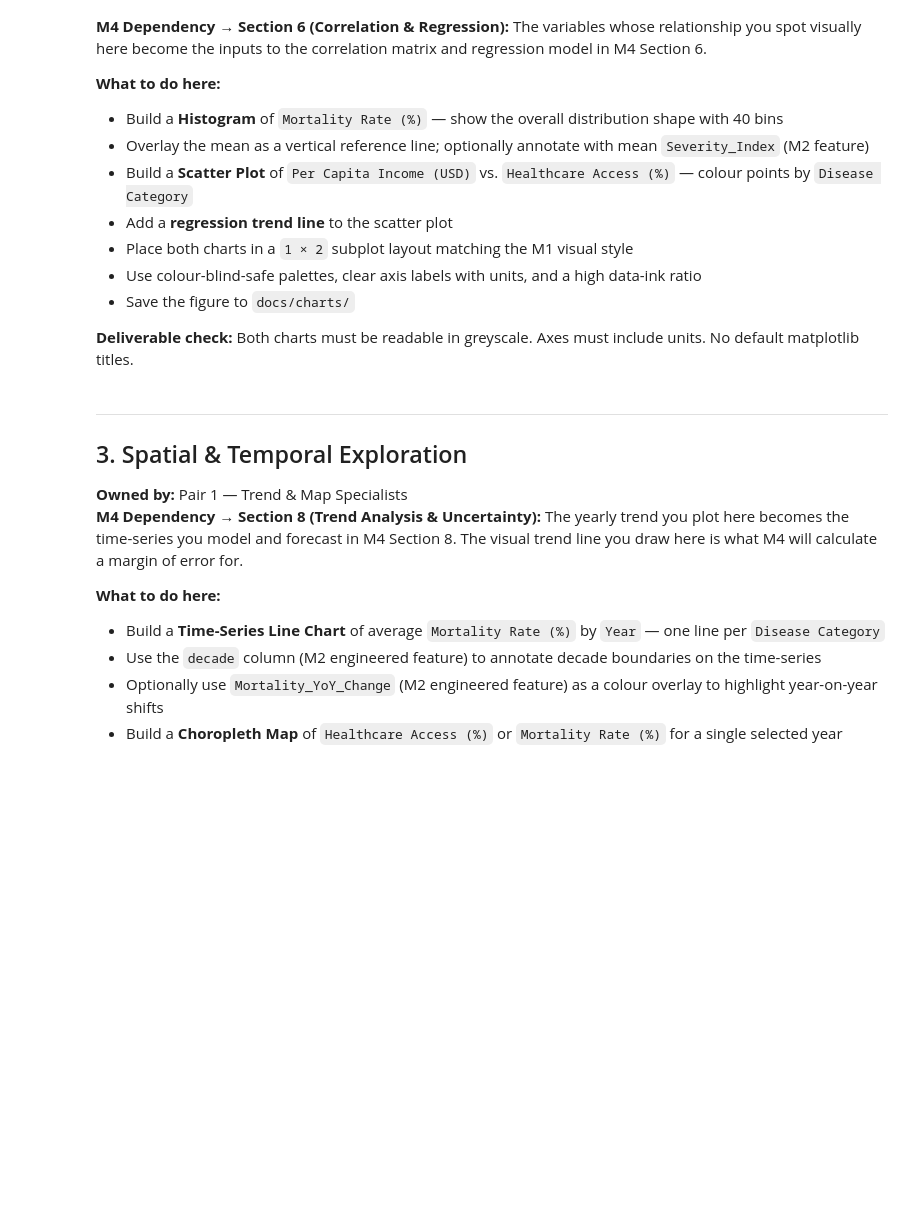
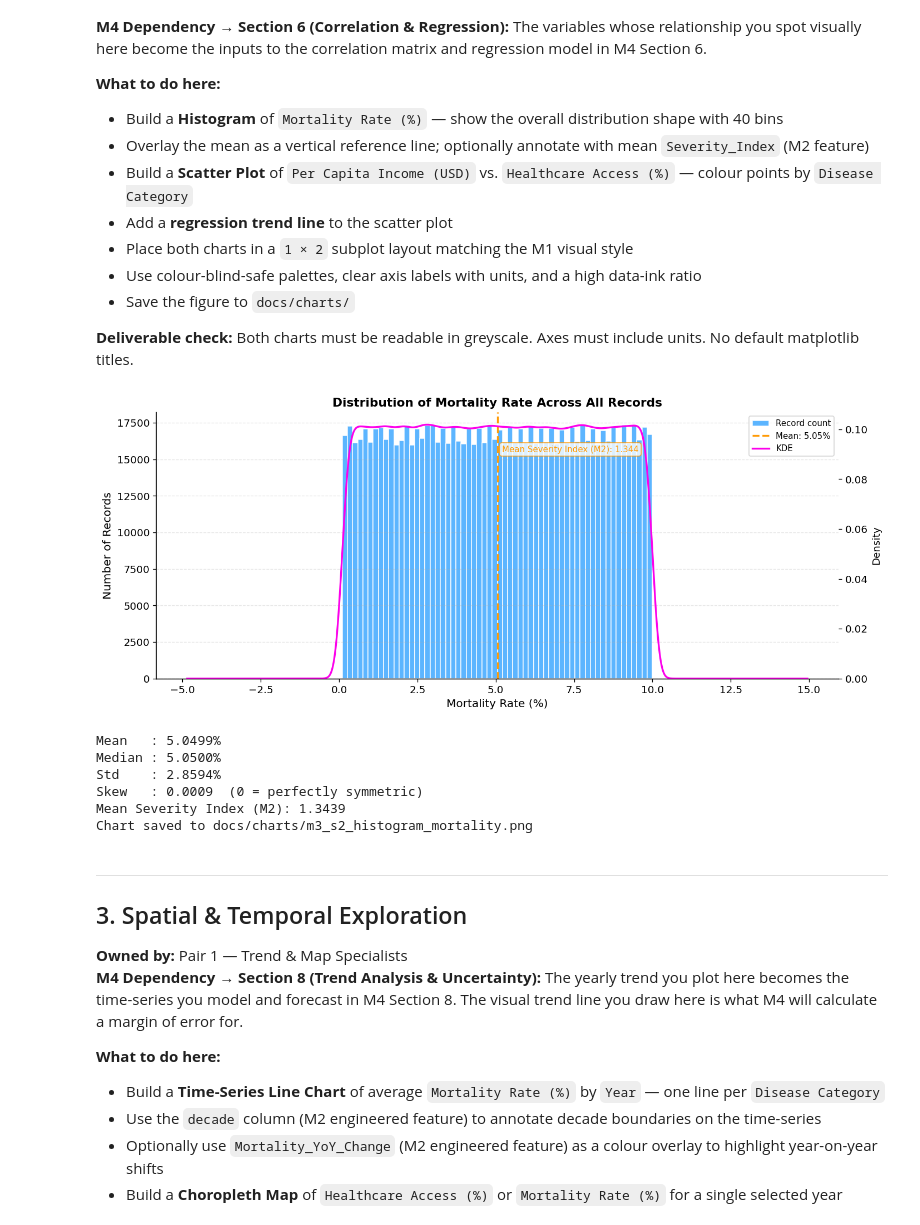
Before and after one commit to mendarrr/Data-Visualization-Project, a Jupyter notebook: notebooks/milestone3_visualization_exploratory_analysis.ipynb, the cells around one changed output. Drawn from its saved outputs; the diff is of its cells as text; code cells hidden in the pictures; blank space fills up the shorter version.

Commit message:
Adding codes for section 2, adding a folder to .gitignore and fixing the module installation txt file

```diff
--- a/notebooks/milestone3_visualization_exploratory_analysis.ipynb
+++ b/notebooks/milestone3_visualization_exploratory_analysis.ipynb
@@ -279,5 +280,83 @@ Chart saved to docs/charts/m3_s1_ranked_bar.png
 
 **Deliverable check:** Both charts must be readable in greyscale. Axes must include units. No default matplotlib titles.
 # %%
-# Section 2: Chart A — Histogram of Mortality Rate (%)
+# =============================================================================
+# CHART A — HISTOGRAM OF MORTALITY RATE (%)
+# =============================================================================
+# PURPOSE:
+#   Shows the shape of the mortality rate distribution across all 1M records.
+#   Tells us: Is mortality normally distributed? Is it skewed? Are there
+#   two peaks (bimodal) suggesting two distinct population groups?
+#
+# EXPECTED OUTPUT:
+#   A roughly uniform/flat distribution between 0.1% and 10% since the
+#   dataset was synthetically generated with a uniform spread. The KDE
+#   curve will confirm this. The mean line sits near 5%.
+#
+# WHY THIS CHART:
+#   Before running any statistical test in M4, we must understand the
+#   distribution shape. A normal distribution supports T-tests (M4 S5).
+#   A skewed distribution would require non-parametric alternatives.
+# =============================================================================
+
+fig, ax = plt.subplots(figsize=(12, 5))
+
+# Histogram bars using primary palette colour
+ax.hist(
+    df['Mortality Rate (%)'],
+    bins=60,
+    color=PALETTE['primary'],
+    edgecolor='white',
+    alpha=0.85,
+    label='Record count'
+)
+
+# KDE overlay on a twin axis so it does not compress the bars
+ax2 = ax.twinx()
+df['Mortality Rate (%)'].plot.kde(ax=ax2, color=PALETTE['danger'], linewidth=2, label='KDE')
+ax2.set_ylabel('Density', fontsize=11)
+ax2.set_ylim(bottom=0)
+ax2.spines['top'].set_visible(False)
+
+# Mean reference line using secondary palette colour
+mean_val = df['Mortality Rate (%)'].mean()
+ax.axvline(mean_val, color=PALETTE['secondary'], linewidth=2, linestyle='--', label=f'Mean: {mean_val:.2f}%')
+
+# Mean Severity_Index annotation (M2 engineered feature)
+mean_si = df['Severity_Index'].mean()
+ax.text(
+    mean_val + 0.15, ax.get_ylim()[1] * 0.85,
+    f'Mean Severity Index (M2): {mean_si:.3f}',
+    fontsize=9, color=PALETTE['secondary'],
+    bbox=dict(boxstyle='round,pad=0.3', facecolor='white', edgecolor=PALETTE['secondary'], alpha=0.8)
+)
+
+ax.set_xlabel('Mortality Rate (%)', fontsize=12)
+ax.set_ylabel('Number of Records', fontsize=12)
+ax.set_title('Distribution of Mortality Rate Across All Records', fontsize=13, fontweight='bold')
+
+# Combined legend from both axes
+lines1, labels1 = ax.get_legend_handles_labels()
+lines2, labels2 = ax2.get_legend_handles_labels()
+ax.legend(lines1 + lines2, labels1 + labels2, fontsize=9)
+ax.grid(axis='y', alpha=0.3, linestyle='--')
+
+plt.tight_layout()
+plt.savefig(CHARTS_DIR / 'm3_s2_histogram_mortality.png', dpi=150, bbox_inches='tight')
+plt.show()
+
+print(f'Mean   : {mean_val:.4f}%')
+print(f'Median : {df["Mortality Rate (%)"].median():.4f}%')
+print(f'Std    : {df["Mortality Rate (%)"].std():.4f}%')
+print(f'Skew   : {df["Mortality Rate (%)"].skew():.4f}  (0 = perfectly symmetric)')
+print(f'Mean Severity Index (M2): {mean_si:.4f}')
+print('Chart saved to docs/charts/m3_s2_histogram_mortality.png')
+# %% [output]
+[figure, added]
+Mean   : 5.0499%
+Median : 5.0500%
+Std    : 2.8594%
+Skew   : 0.0009  (0 = perfectly symmetric)
+Mean Severity Index (M2): 1.3439
+Chart saved to docs/charts/m3_s2_histogram_mortality.png
 # %%
```
Also changed, not shown: parts of 4 cells of this notebook, 1 other file.
